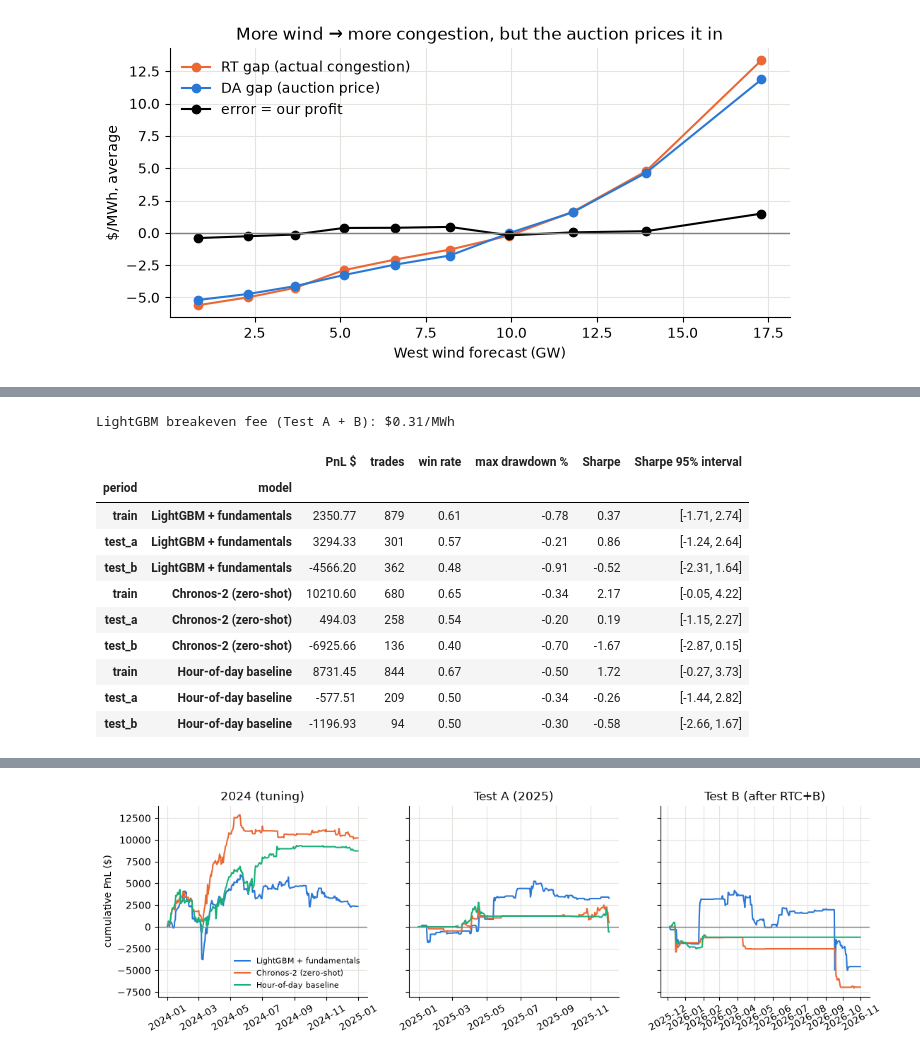
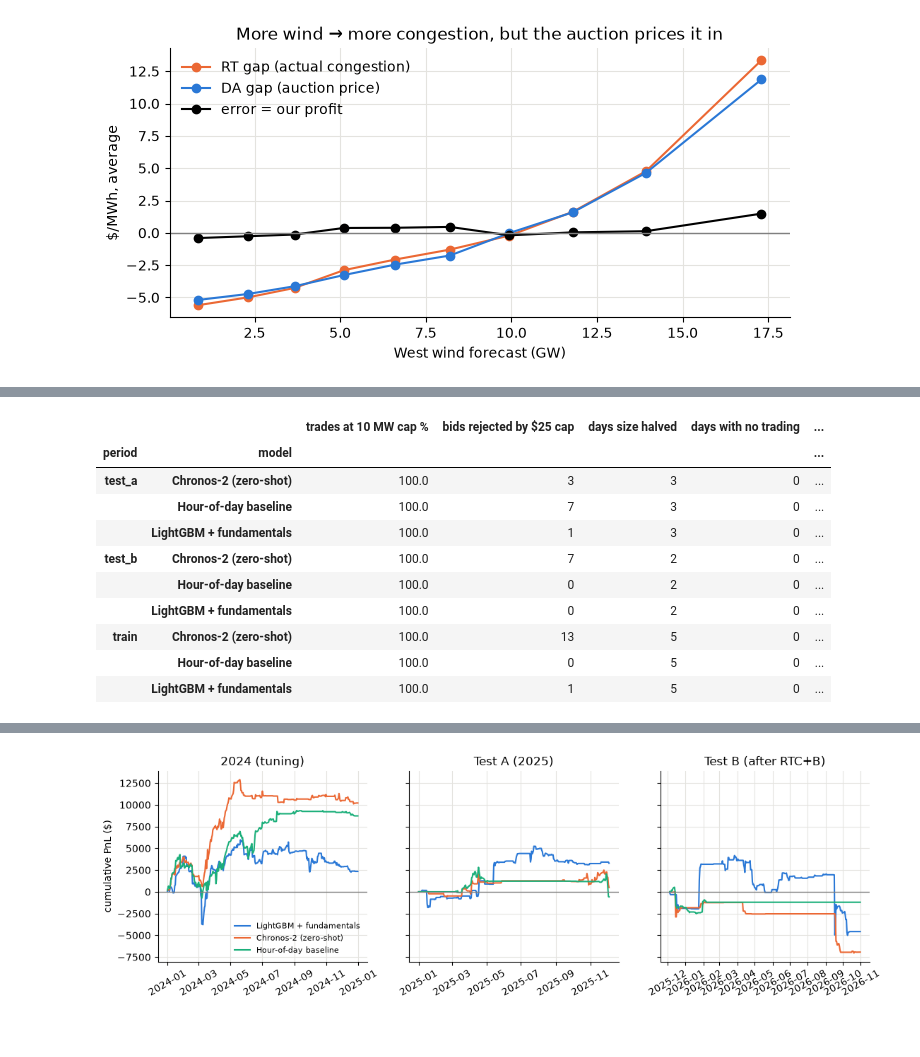
Before and after one commit to zhengwaihongben/project_applied_algorithm, a Jupyter notebook: notebooks/ptp_findings.ipynb, the cells around one changed output, grey strips where cells are left out. Saved outputs shown, nothing was run; the diff lists cells and outputs as text; code cells hidden in the pictures.

```diff
--- a/notebooks/ptp_findings.ipynb
+++ b/notebooks/ptp_findings.ipynb
@@ -373,21 +402,26 @@ starting fresh in each period:
-# %%
-M = json.loads((OUTPUT / "metrics.json").read_text())["models"]
-table = pd.DataFrame([{"period": p, "model": v["label"], "PnL $": r["total_pnl"], "trades": r["trades"],
-                       "win rate": r["win_rate"], "max drawdown %": r["max_drawdown_pct"], "Sharpe": r["sharpe"],
-                       "Sharpe 95% interval": f"[{r['sharpe_ci'][0]:.2f}, {r['sharpe_ci'][1]:.2f}]"}
-                      for v in M.values() for p, r in v["periods"].items()]).set_index(["period", "model"])
-print(f"LightGBM breakeven fee (Test A + B): ${M['lgbm']['breakeven_cost']:.2f}/MWh")
-table.round(2)
-# %% [output]
-LightGBM breakeven fee (Test A + B): $0.31/MWh
-|  |  | PnL $ | trades | win rate | max drawdown % | Sharpe | Sharpe 95% interval |
-| period | model |  |  |  |  |  |  |
-| train | LightGBM + fundamentals | 2350.77 | 879 | 0.61 | -0.78 | 0.37 | [-1.71, 2.74] |
-| test_a | LightGBM + fundamentals | 3294.33 | 301 | 0.57 | -0.21 | 0.86 | [-1.24, 2.64] |
-| test_b | LightGBM + fundamentals | -4566.20 | 362 | 0.48 | -0.91 | -0.52 | [-2.31, 1.64] |
-| train | Chronos-2 (zero-shot) | 10210.60 | 680 | 0.65 | -0.34 | 2.17 | [-0.05, 4.22] |
-| test_a | Chronos-2 (zero-shot) | 494.03 | 258 | 0.54 | -0.20 | 0.19 | [-1.15, 2.27] |
-| test_b | Chronos-2 (zero-shot) | -6925.66 | 136 | 0.40 | -0.70 | -1.67 | [-2.87, 0.15] |
-| train | Hour-of-day baseline | 8731.45 | 844 | 0.67 | -0.50 | 1.72 | [-0.27, 3.73] |
-| test_a | Hour-of-day baseline | -577.51 | 209 | 0.50 | -0.34 | -0.26 | [-1.44, 2.82] |
-| test_b | Hour-of-day baseline | -1196.93 | 94 | 0.50 | -0.30 | -0.58 | [-2.66, 1.67] |
+# %%
+rows = []
+for m in MODELS:
+    for p in PERIODS:
+        d = pd.read_csv(OUTPUT / "backtest" / f"daily_{m}_{p}.csv")
+        t = pd.read_csv(OUTPUT / "backtest" / f"trades_{m}_{p}.csv")
+        rows.append({"model": LABELS[m], "period": p,
+                     "trades at 10 MW cap %": (t.mw == 10).mean() * 100,
+                     "bids rejected by $25 cap": int((~t.cleared).sum()),
+                     "days size halved": int((d.scale == 0.5).sum()),
+                     "days with no trading": int((d.scale == 0).sum()),
+                     "worst day % of capital": d.pnl.min() / 1e6 * 100,
+                     "max drawdown %": d.drawdown.min() * 100})
+pd.DataFrame(rows).set_index(["period", "model"]).sort_index().round(2)
+# %% [output]
+|  |  | trades at 10 MW cap % | bids rejected by $25 cap | days size halved | days with no trading | ... |
+| period | model |  |  |  |  | ... |
+| test_a | Chronos-2 (zero-shot) | 100.0 | 3 | 3 | 0 | ... |
+|  | Hour-of-day baseline | 100.0 | 7 | 3 | 0 | ... |
+|  | LightGBM + fundamentals | 100.0 | 1 | 3 | 0 | ... |
+| test_b | Chronos-2 (zero-shot) | 100.0 | 7 | 2 | 0 | ... |
+|  | Hour-of-day baseline | 100.0 | 0 | 2 | 0 | ... |
+|  | LightGBM + fundamentals | 100.0 | 0 | 2 | 0 | ... |
+| train | Chronos-2 (zero-shot) | 100.0 | 13 | 5 | 0 | ... |
+|  | Hour-of-day baseline | 100.0 | 0 | 5 | 0 | ... |
+|  | LightGBM + fundamentals | 100.0 | 1 | 5 | 0 | ... |
```
Also changed, not shown: parts of 18 cells of this notebook, 2 other files.
